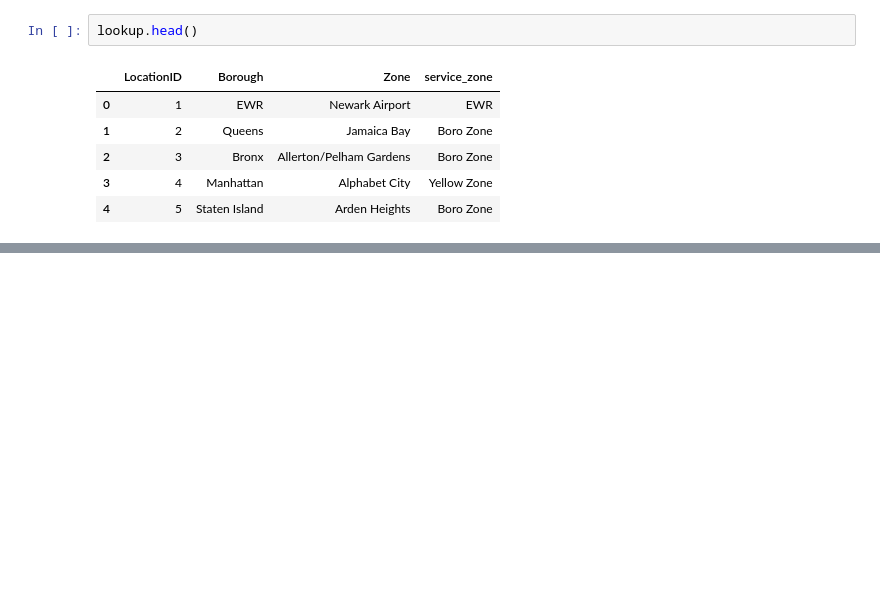
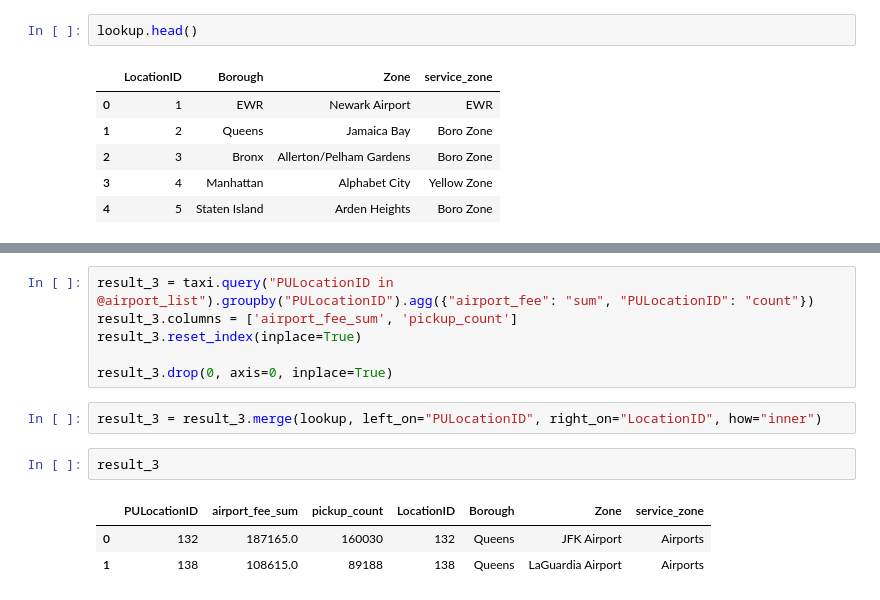
Before and after one commit to MarkHCrawford/data_science_internship, a Jupyter notebook: project/taxi_assignment/taxi_assignment.ipynb, the cells around one changed output, grey strips where cells are left out. Saved outputs shown, nothing was run; the diff lists cells and outputs as text; blank space fills up the shorter version.

```diff
--- a/project/taxi_assignment/taxi_assignment.ipynb
+++ b/project/taxi_assignment/taxi_assignment.ipynb
@@ -83,0 +107,14 @@ LaGuardia -  $111485.0
+# %%
+result_3 = taxi.query("PULocationID in @airport_list").groupby("PULocationID").agg({"airport_fee": "sum", "PULocationID": "count"})
+result_3.columns = ['airport_fee_sum', 'pickup_count']
+result_3.reset_index(inplace=True)
+
+result_3.drop(0, axis=0, inplace=True)
+# %%
+result_3 = result_3.merge(lookup, left_on="PULocationID", right_on="LocationID", how="inner")
+# %%
+result_3
+# %% [output]
+|  | PULocationID | airport_fee_sum | pickup_count | LocationID | Borough | Zone | service_zone |
+| 0 | 132 | 187165.0 | 160030 | 132 | Queens | JFK Airport | Airports |
+| 1 | 138 | 108615.0 | 89188 | 138 | Queens | LaGuardia Airport | Airports |
```
Also changed, not shown: parts of 15 cells of this notebook.
